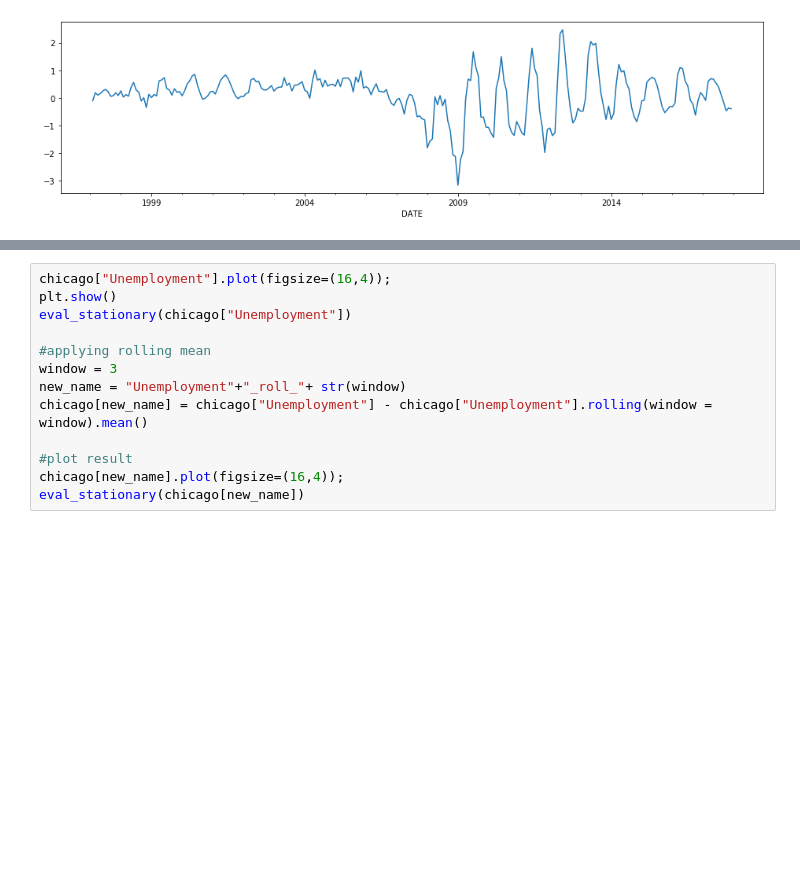
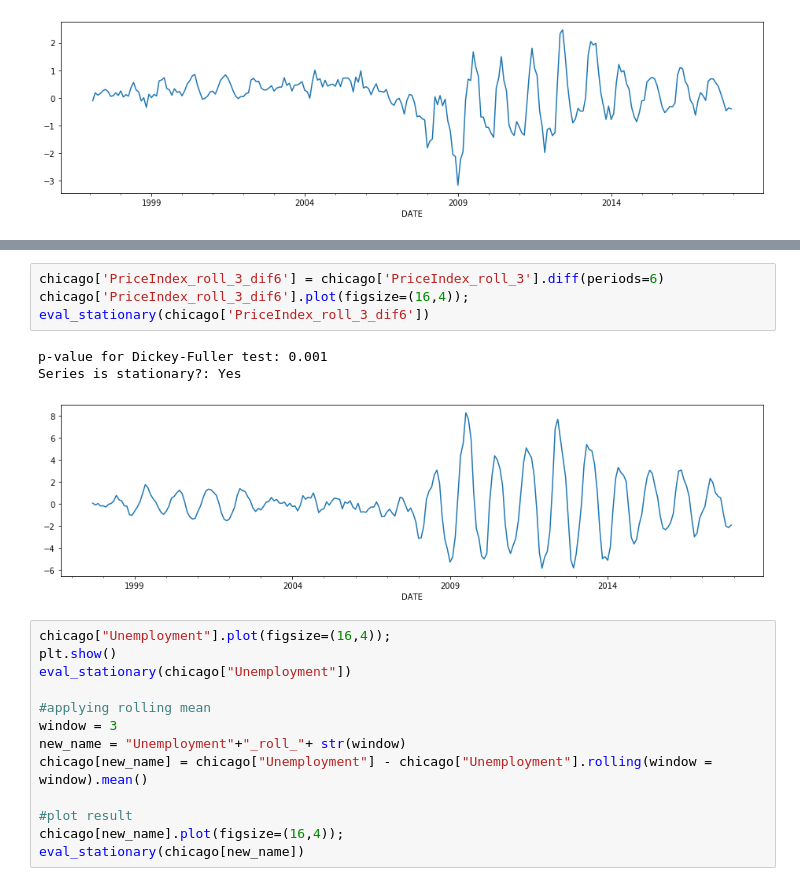
Before and after one commit to Pietrassyk/Project_6_TSA_Housing, a Jupyter notebook: Chicago_data.ipynb, the cells around one changed output, grey strips where cells are left out. Saved outputs shown, nothing was run; the diff lists cells and outputs as text; blank space fills up the shorter version.

```diff
--- a/Chicago_data.ipynb
+++ b/Chicago_data.ipynb
@@ -135,3 +172,11 @@ Series is stationary?: No
+# %%
+chicago['PriceIndex_roll_3_dif6'] = chicago['PriceIndex_roll_3'].diff(periods=6)
+chicago['PriceIndex_roll_3_dif6'].plot(figsize=(16,4));
+eval_stationary(chicago['PriceIndex_roll_3_dif6'])
+# %% [output]
+p-value for Dickey-Fuller test: 0.001
+Series is stationary?: Yes
+[figure, added]
 # %%
 chicago["Unemployment"].plot(figsize=(16,4));
 plt.show()
```
Also changed, not shown: parts of 16 cells of this notebook.
